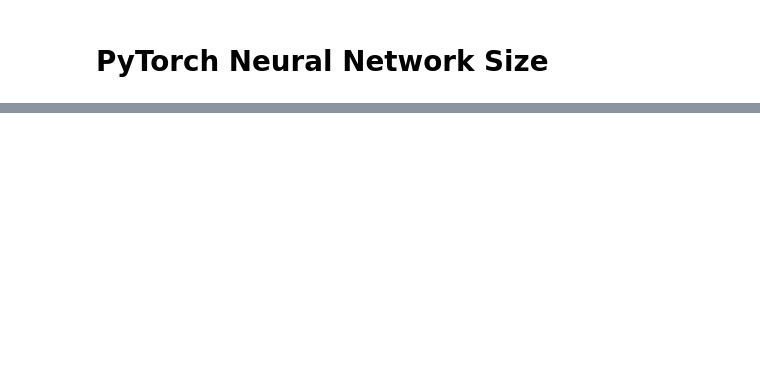
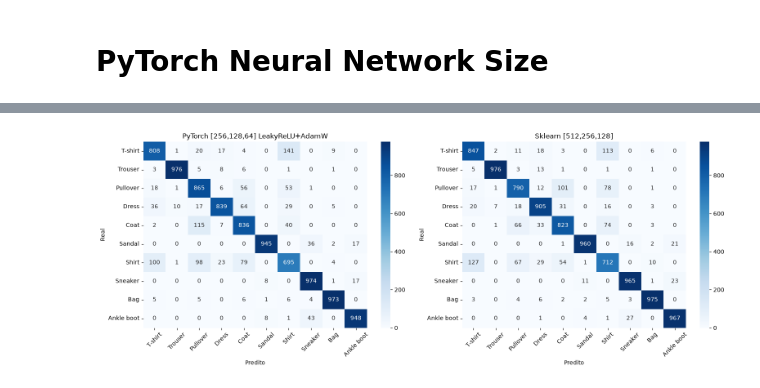
Before and after one commit to maxcbarn/UNI-AI-Tools, a Jupyter notebook: assigment3/FashinMNIST_MaxChavesBarn.ipynb, the cells around one changed output, grey strips where cells are left out. Cells and saved outputs as stored; diff of their text form; code cells hidden in the pictures; blank space fills up the shorter version.

```diff
--- a/assigment3/FashinMNIST_MaxChavesBarn.ipynb
+++ b/assigment3/FashinMNIST_MaxChavesBarn.ipynb
@@ -700,0 +885,22 @@ print(f"\nMelhor combinação Sklearn: {best_sk} ({sk_results[best_sk]:.4f})")
+# %%
+classes = ['T-shirt','Trouser','Pullover','Dress','Coat', 'Sandal','Shirt','Sneaker','Bag','Ankle boot']
+
+final_model_pytorch.eval()
+with tr.no_grad():
+    dataTestTensor = tr.FloatTensor(dataTestScaled).to(device)
+    pt_test_preds = final_model_pytorch(dataTestTensor).argmax(dim=1).cpu().numpy()
+
+pt_test_acc = skl.metrics.accuracy_score(targetTest, pt_test_preds)
+
+# Sklearn predictions on test set
+sk_test_preds = final_model_sklearn.predict(dataTestScaled)
+sk_test_acc   = skl.metrics.accuracy_score(targetTest, sk_test_preds)
+
+print(f"PyTorch  — Test Accuracy: {pt_test_acc:.4f}")
+print(f"Sklearn  — Test Accuracy: {sk_test_acc:.4f}")
+
+print("\n--- PyTorch Classification Report ---")
+print(skl.metrics.classification_report(targetTest, pt_test_preds, target_names=classes))
+
+print("\n--- Sklearn Classification Report ---")
+print(skl.metrics.classification_report(targetTest, sk_test_preds, target_names=classes))
@@ -700,0 +925,15 @@ print(f"\nMelhor combinação Sklearn: {best_sk} ({sk_results[best_sk]:.4f})")
+# %%
+fig, axes = plt.subplots(1, 2, figsize=(16, 6))
+
+for ax, preds, title in zip(axes,[pt_test_preds, sk_test_preds], ['PyTorch [256,128,64] LeakyReLU+AdamW', 'Sklearn [512,256,128]']):
+    cm = skl.metrics.confusion_matrix(targetTest, preds)
+    sns.heatmap(cm, annot=True, fmt='d', cmap='Blues', xticklabels=classes, yticklabels=classes, ax=ax)
+    ax.set_title(title)
+    ax.set_xlabel('Predito')
+    ax.set_ylabel('Real')
+    ax.tick_params(axis='x', rotation=45)
+
+plt.tight_layout()
+plt.show()
+# %% [output]
+[figure, added]
```
Also changed, not shown: parts of 32 cells of this notebook.
